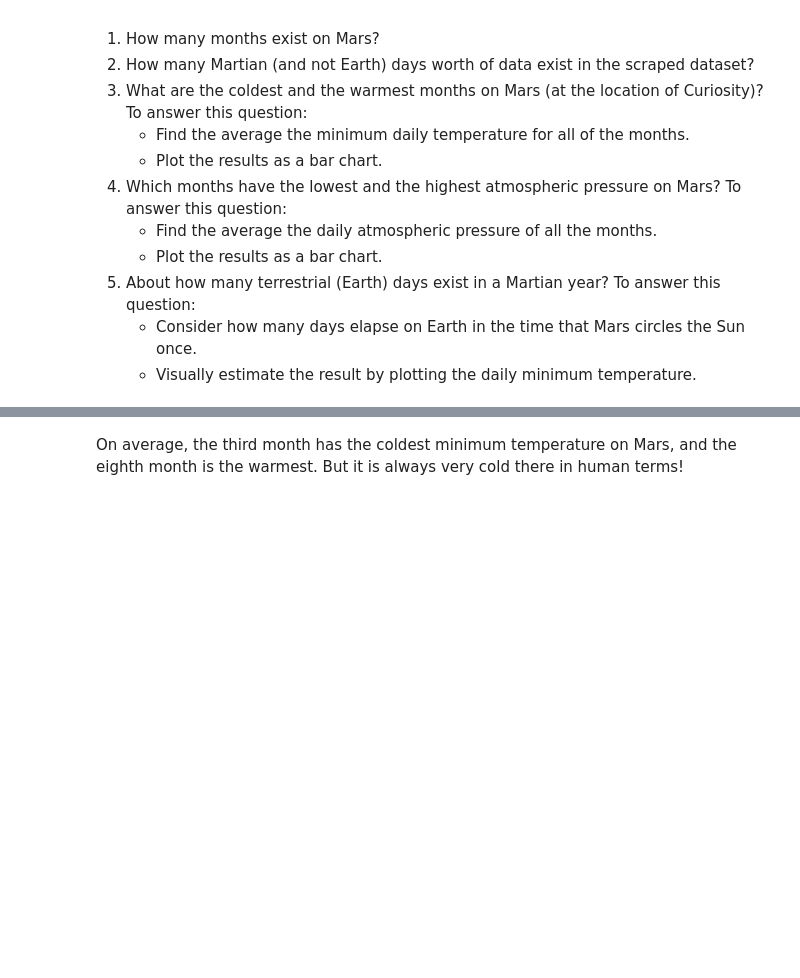
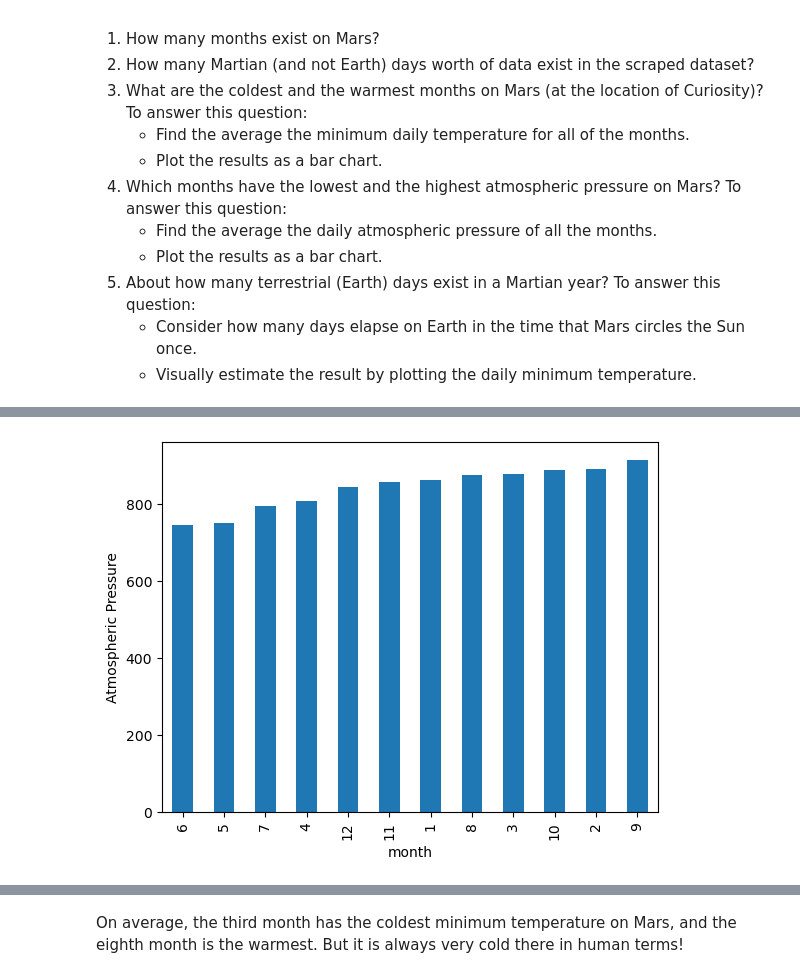
Before and after one commit to Felo2023/challenge-webscrapping, a Jupyter notebook: Starter_Code/part_2_mars_weather.ipynb, the cells around one changed output, grey strips where cells are left out. Cells and saved outputs as stored; diff of their text form; code cells hidden in the pictures; blank space fills up the shorter version.

```diff
--- a/Starter_Code/part_2_mars_weather.ipynb
+++ b/Starter_Code/part_2_mars_weather.ipynb
@@ -213,2 +248,4 @@ Name: id, dtype: int64
 # %%
 # 4. Average pressure by Martian month
+avg_pressure=table_df.groupby('month')['pressure'].mean()
+avg_pressure
@@ -215,4 +267,10 @@ Name: id, dtype: int64
 # %%
 # Plot the average pressure by month
+avg_pressure=avg_pressure.sort_values(ascending=True)
+avg_pressure.plot(kind='bar')
+plt.ylabel('Atmospheric Pressure')
+plt.show()
+# %% [output]
+[figure, added]
 # %%
 # 5. How many terrestrial (earth) days are there in a Martian year?
```
Also changed, not shown: parts of 11 cells of this notebook, 2 other files.
